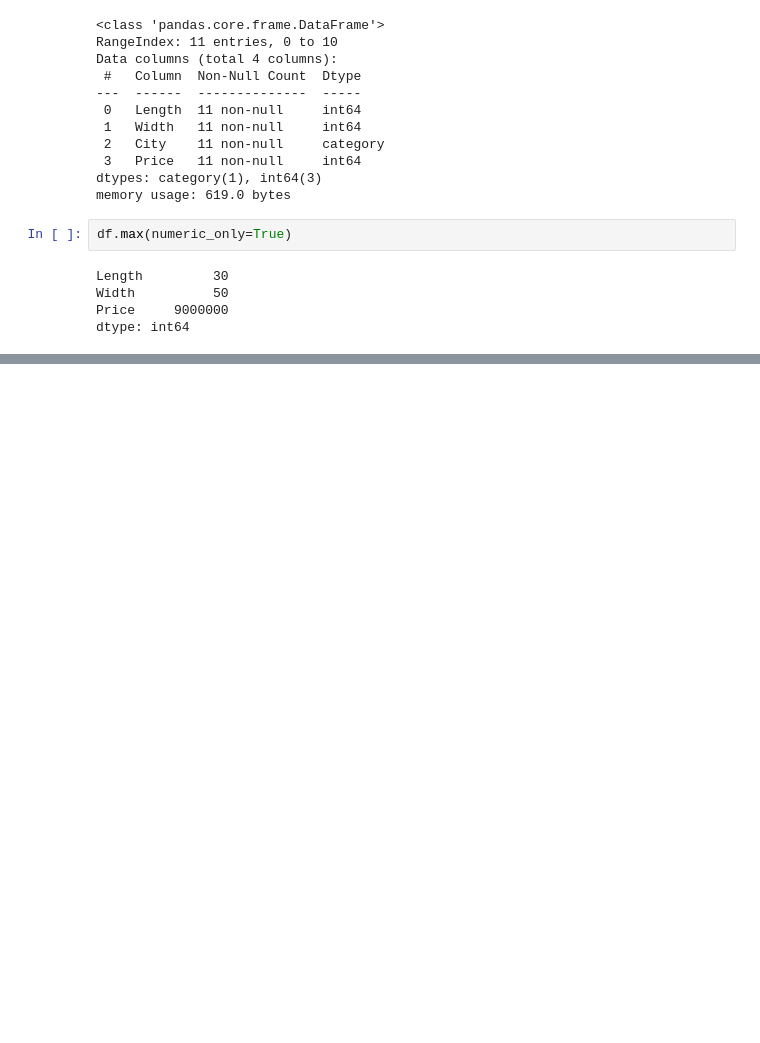
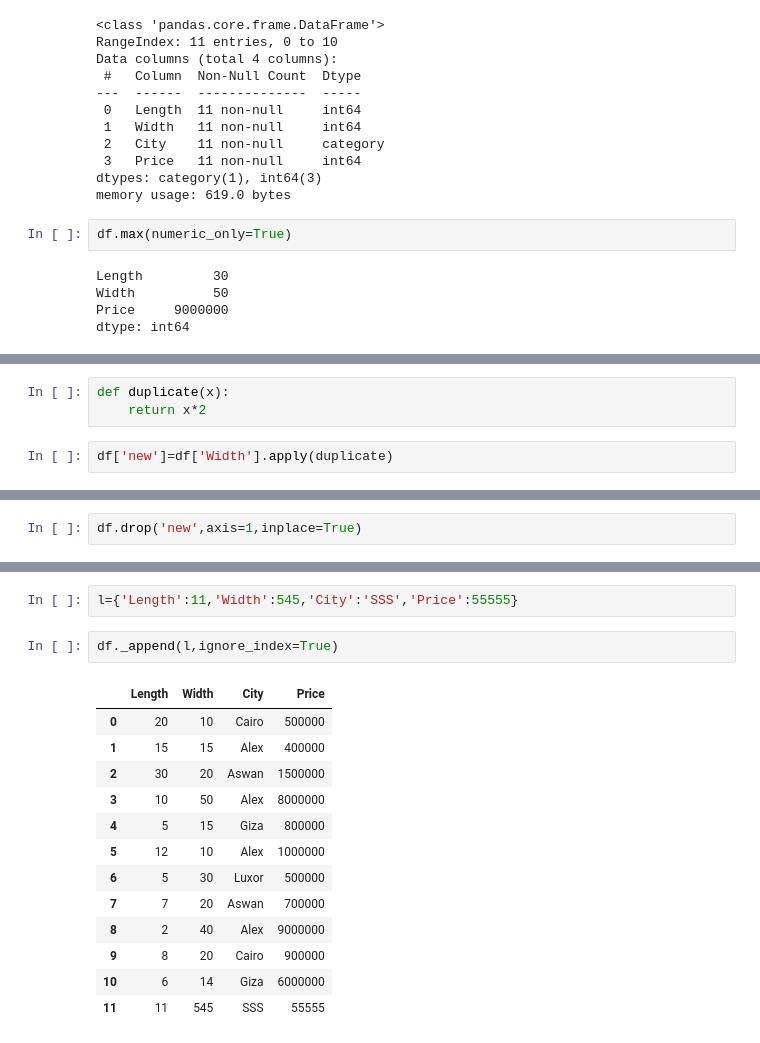
Before and after one commit to MohamadElnomrossie/AI-Tanafos, a Jupyter notebook: math/stats.ipynb, the cells around one changed output, grey strips where cells are left out. Drawn from its saved outputs; the diff is of its cells as text; blank space fills up the shorter version.

```diff
--- a/math/stats.ipynb
+++ b/math/stats.ipynb
@@ -286,0 +408,5 @@ dtype: int64
+# %%
+def duplicate(x):
+    return x*2
+# %%
+df['new']=df['Width'].apply(duplicate)
@@ -286,0 +448,2 @@ dtype: int64
+# %%
+df.drop('new',axis=1,inplace=True)
@@ -286,0 +459,18 @@ dtype: int64
+# %%
+l={'Length':11,'Width':545,'City':'SSS','Price':55555}
+# %%
+df._append(l,ignore_index=True)
+# %% [output]
+|  | Length | Width | City | Price |
+| 0 | 20 | 10 | Cairo | 500000 |
+| 1 | 15 | 15 | Alex | 400000 |
+| 2 | 30 | 20 | Aswan | 1500000 |
+| 3 | 10 | 50 | Alex | 8000000 |
+| 4 | 5 | 15 | Giza | 800000 |
+| 5 | 12 | 10 | Alex | 1000000 |
+| 6 | 5 | 30 | Luxor | 500000 |
+| 7 | 7 | 20 | Aswan | 700000 |
+| 8 | 2 | 40 | Alex | 9000000 |
+| 9 | 8 | 20 | Cairo | 900000 |
+| 10 | 6 | 14 | Giza | 6000000 |
+| 11 | 11 | 545 | SSS | 55555 |
```
Also changed, not shown: parts of 28 cells of this notebook, 1 other file.
